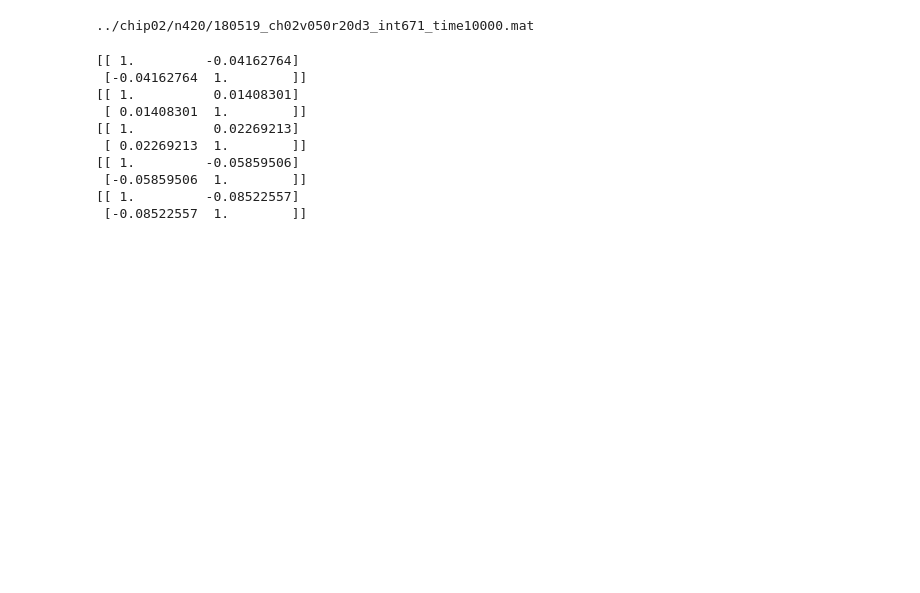
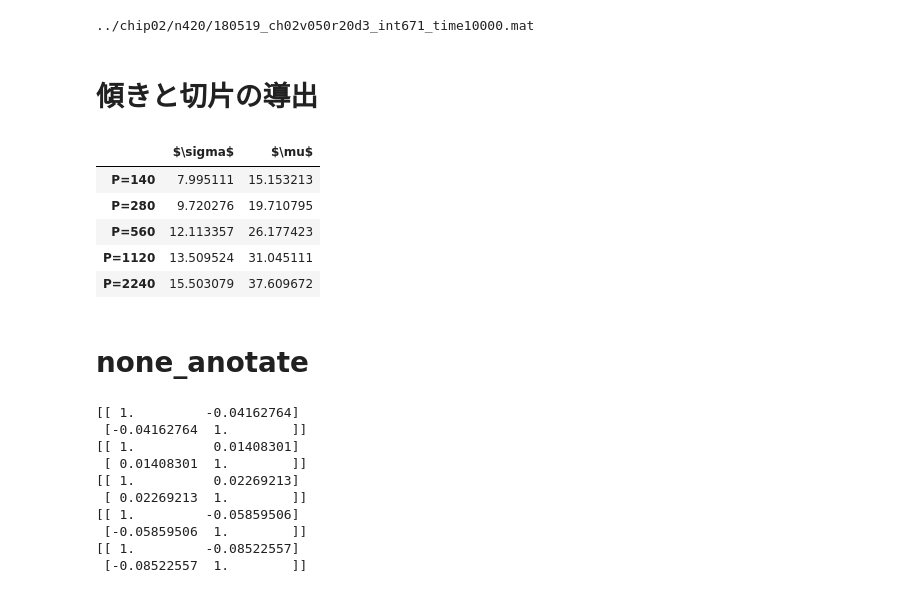
Before and after one commit to adshidtadka/random_telegraph_noise, a Jupyter notebook: apprecation/qqplot_wid_rtn_xscale_n420.ipynb, the cells around one changed output. Saved outputs shown, nothing was run; the diff lists cells and outputs as text; code cells hidden in the pictures; blank space fills up the shorter version.

Commit message:
add least square

```diff
--- a/apprecation/qqplot_wid_rtn_xscale_n420.ipynb
+++ b/apprecation/qqplot_wid_rtn_xscale_n420.ipynb
@@ -35,3 +35,19 @@ df = []
 for k, v in enumerate(data):
     fmax_ary.append(np.array([]))
     dfof_ary.append(np.array([]))
+# %%
+# Extract WID and RTN data
+for k, v in enumerate(data):
+    dfof_ary[k] = pd.DataFrame(columns=['slot_num', 'delta_f'])
+    for key, value in data[k].items():
+        if key[0] == '_':
+            continue
+        fmax_ary[k] = np.append(fmax_ary[k], value.max())
+        dfof_ary[k].loc[key] = [round(int(key.replace('s', ''))), (value.max() - value.min()) / value.max()]
+    wid_data.append((fmax_ary[k] - fmax_ary[k].mean()) / fmax_ary[k].mean() * 100)
+    wid_pp.append(stats.probplot(wid_data[k]))
+    # wid_pp.append(stats.probplot(fmax_ary[k]))
+    dfof_ary[k] = dfof_ary[k].sort_values('delta_f')
+    dfof_ary[k]['y'] = stats.probplot(dfof_ary[k]['delta_f'])[0][0].tolist()
+    dfof_ary[k]['x'] = stats.probplot(dfof_ary[k]['delta_f'])[0][1].tolist()
+#     print(np.corrcoef(wid_data[k], dfof_ary[k]))
@@ -38,3 +75,42 @@ for k, v in enumerate(data):
+# %% [markdown]
+# 傾きと切片の導出
+# %%
+def method_of_least_squares(x, y):
+    """(docstring)
+    """
+    # 最小二乗法の数式:
+    # y = bx + a (当記事で参考にした、東京大学出版会の『統計学入門』ではこの形)。
+    # b = Σxiyi - nxbarybar / Σxi^2 - nxbar^2
+    # a = ybar - bxbar
+
+    mean_x = np.mean(x)
+    mean_y = np.mean(y)
+    n = len(x)
+
+    b = (np.sum(x*y) - (n*mean_x*mean_y)) / (np.sum(x**2) - (n*mean_x**2))
+
+    a = mean_y - b*mean_x
+
+    return b, a
+# %%
+least_squares_arr =[]
+for k, v in enumerate(data):
+    x_arr = np.log10(dfof_ary[k]['x'].values)
+    y_arr = dfof_ary[k]['y'].values
+    least_squares_arr.append(method_of_least_squares(x_arr, y_arr))
+df = pd.DataFrame(least_squares_arr,
+                                  index=['P=140', 'P=280', 'P=560', 'P=1120', 'P=2240'],
+                                  columns=[r'$\sigma$', r'$\mu$'])
+df
+# %% [output]
+|  | $\sigma$ | $\mu$ |
+| P=140 | 7.995111 | 15.153213 |
+| P=280 | 9.720276 | 19.710795 |
+| P=560 | 12.113357 | 26.177423 |
+| P=1120 | 13.509524 | 31.045111 |
+| P=2240 | 15.503079 | 37.609672 |
+# %% [markdown]
+# none_anotate
 # %%
 # Extract WID and RTN data
 for k, v in enumerate(data):
```
Also changed, not shown: parts of 2 cells of this notebook, 21 other files.
